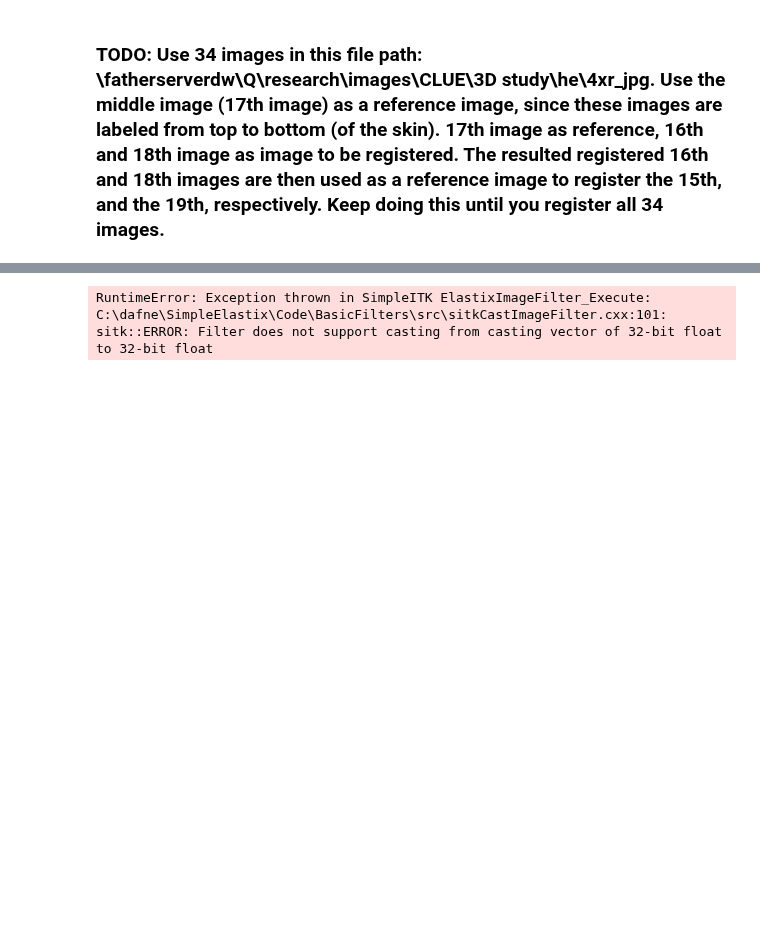
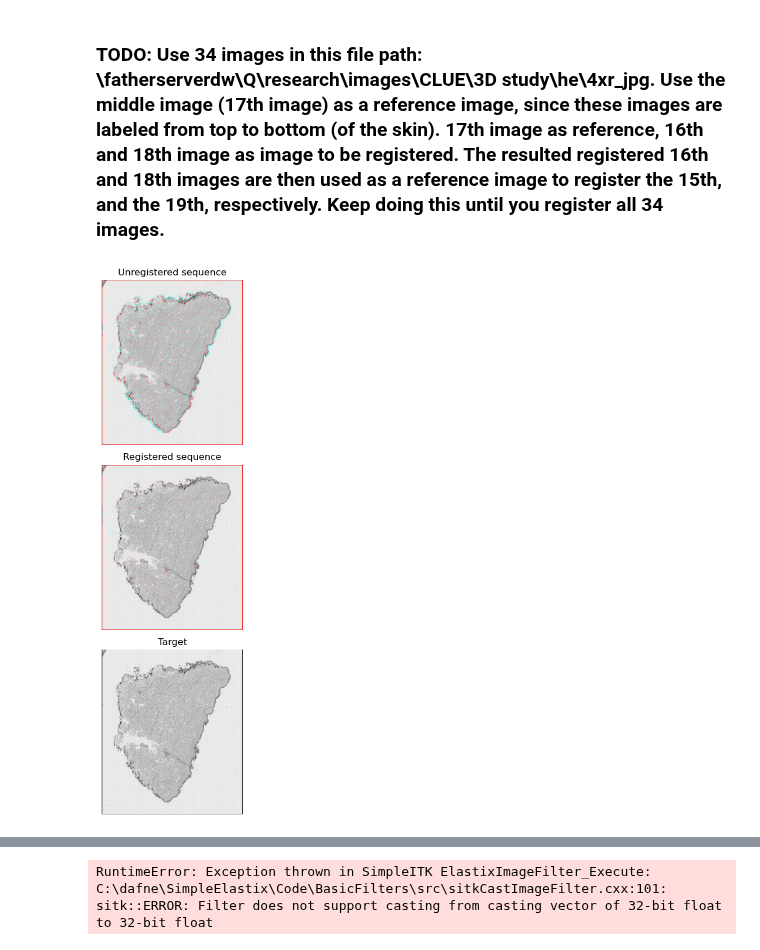
Before and after one commit to Wirtz-Lab/wsi_analysis, a Jupyter notebook: kevin/image_registration.ipynb, the cells around one changed output, grey strips where cells are left out. Cells and saved outputs as stored; diff of their text form; code cells hidden in the pictures; blank space fills up the shorter version.

```diff
--- a/kevin/image_registration.ipynb
+++ b/kevin/image_registration.ipynb
@@ -42,0 +124,26 @@ def pad_images_to_same_size(images):
+# %%
+# build an RGB image with the registered sequence
+target_im = np.zeros((nr, nc, 3))
+target_im[..., 0] = ref_img
+target_im[..., 1] = ref_img
+target_im[..., 2] = ref_img
+
+# --- Show the result
+
+fig, (ax0, ax1, ax2) = plt.subplots(3, 1, figsize=(5, 10))
+
+ax0.imshow(seq_im)
+ax0.set_title("Unregistered sequence")
+ax0.set_axis_off()
+
+ax1.imshow(reg_im)
+ax1.set_title("Registered sequence")
+ax1.set_axis_off()
+
+ax2.imshow(target_im)
+ax2.set_title("Target")
+ax2.set_axis_off()
+
+fig.tight_layout()
+# %% [output]
+[figure, added]
```
Also changed, not shown: parts of 6 cells of this notebook.
